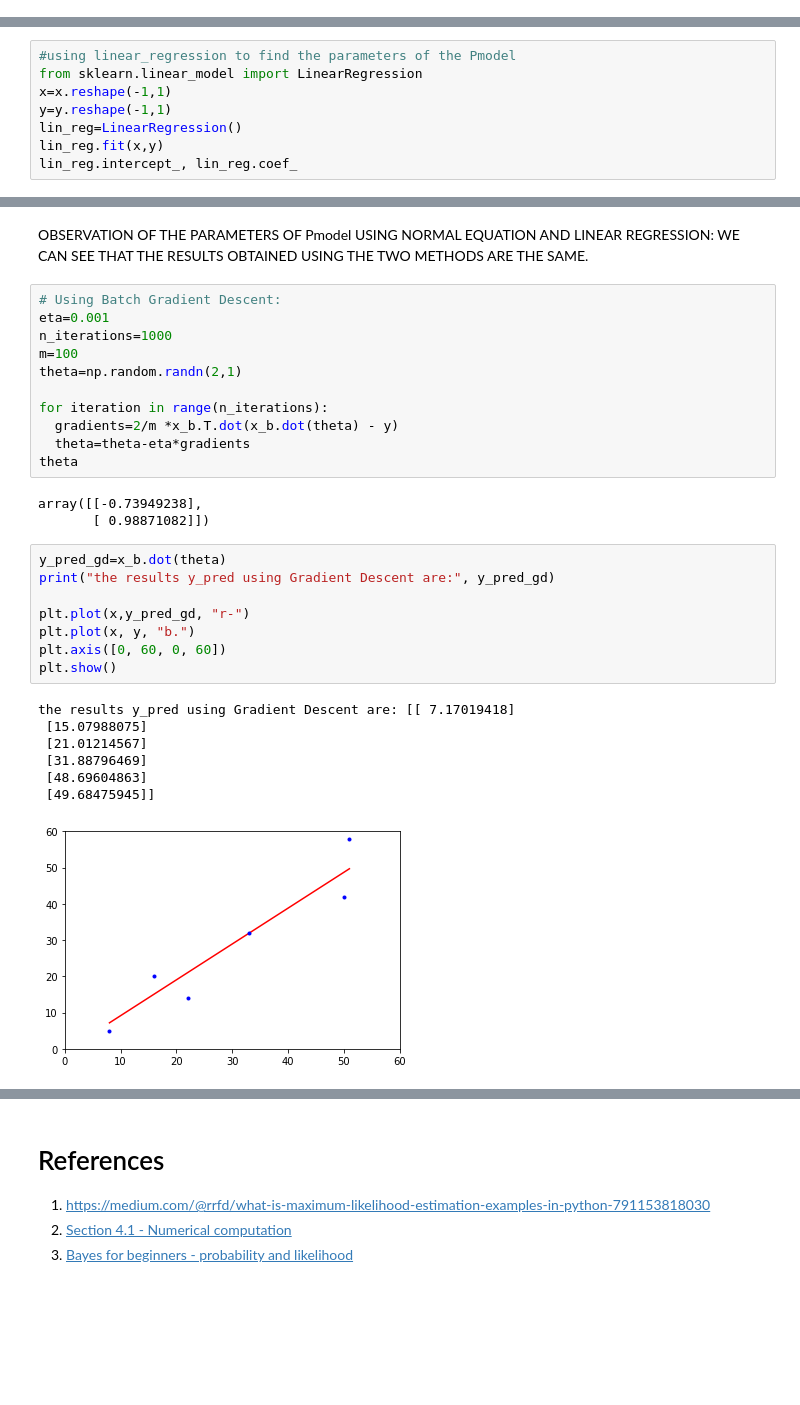
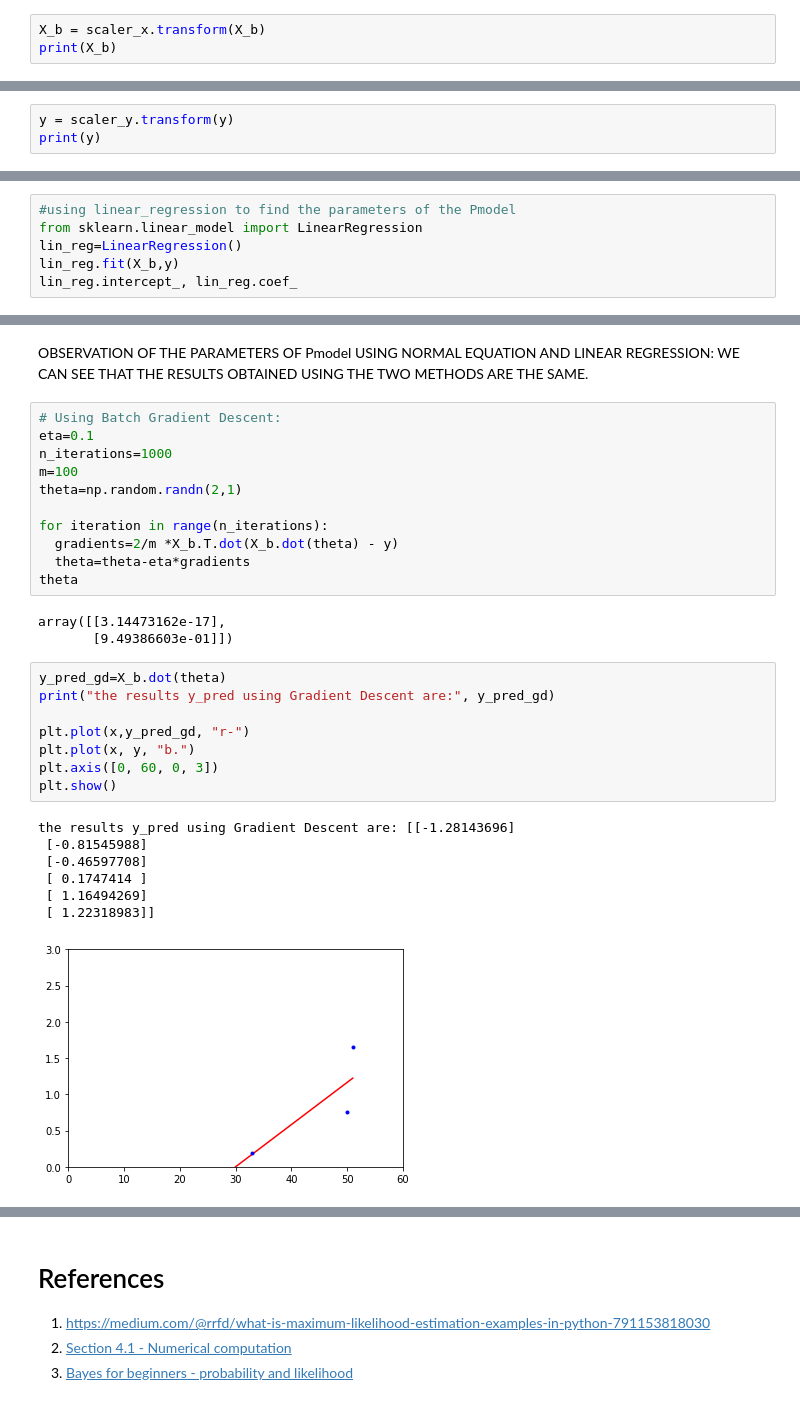
Before and after one commit to ngohuongly/CS634, a Jupyter notebook: Copy_of_maximum_likelihood_Ngo_Huong_Ly.ipynb, the cells around one changed output, grey strips where cells are left out. Drawn from its saved outputs; the diff is of its cells as text; blank space fills up the shorter version.

```diff
--- a/Copy_of_maximum_likelihood_Ngo_Huong_Ly.ipynb
+++ b/Copy_of_maximum_likelihood_Ngo_Huong_Ly.ipynb
@@ -152,0 +165,3 @@ scaler_y = preprocessing.StandardScaler().fit(y)
+# %%
+X_b = scaler_x.transform(X_b)
+print(X_b)
@@ -152,0 +175,3 @@ scaler_y = preprocessing.StandardScaler().fit(y)
+# %%
+y = scaler_y.transform(y)
+print(y)
@@ -177,9 +208,7 @@ the results y_pred are: [[ 5.69949812]
 # %%
 #using linear_regression to find the parameters of the Pmodel
 from sklearn.linear_model import LinearRegression
-x=x.reshape(-1,1)
-y=y.reshape(-1,1)
 lin_reg=LinearRegression()
-lin_reg.fit(x,y)
+lin_reg.fit(X_b,y)
 lin_reg.intercept_, lin_reg.coef_
 # %% [output]
@@ -188,32 +217,32 @@ lin_reg.intercept_, lin_reg.coef_
 OBSERVATION OF THE PARAMETERS OF Pmodel USING NORMAL EQUATION AND LINEAR REGRESSION: WE CAN SEE THAT THE RESULTS OBTAINED USING THE TWO METHODS ARE THE SAME.
 # %%
 # Using Batch Gradient Descent:
-eta=0.001
+eta=0.1
 n_iterations=1000
 m=100
 theta=np.random.randn(2,1)
 
 for iteration in range(n_iterations):
-  gradients=2/m *x_b.T.dot(x_b.dot(theta) - y)
+  gradients=2/m *X_b.T.dot(X_b.dot(theta) - y)
   theta=theta-eta*gradients
 theta
 # %% [output]
-array([[-0.73949238],
-       [ 0.98871082]])
+array([[3.14473162e-17],
+       [9.49386603e-01]])
 # %%
-y_pred_gd=x_b.dot(theta)
+y_pred_gd=X_b.dot(theta)
 print("the results y_pred using Gradient Descent are:", y_pred_gd)
 
 plt.plot(x,y_pred_gd, "r-")
 plt.plot(x, y, "b.")
-plt.axis([0, 60, 0, 60])
+plt.axis([0, 60, 0, 3])
 plt.show()
 # %% [output]
-the results y_pred using Gradient Descent are: [[ 7.17019418]
- [15.07988075]
- [21.01214567]
- [31.88796469]
- [48.69604863]
- [49.68475945]]
+the results y_pred using Gradient Descent are: [[-1.28143696]
+ [-0.81545988]
+ [-0.46597708]
+ [ 0.1747414 ]
+ [ 1.16494269]
+ [ 1.22318983]]
-[figure, old version]
+[figure, new version]
 # %% [markdown]
```
Also changed, not shown: parts of 15 cells of this notebook.
